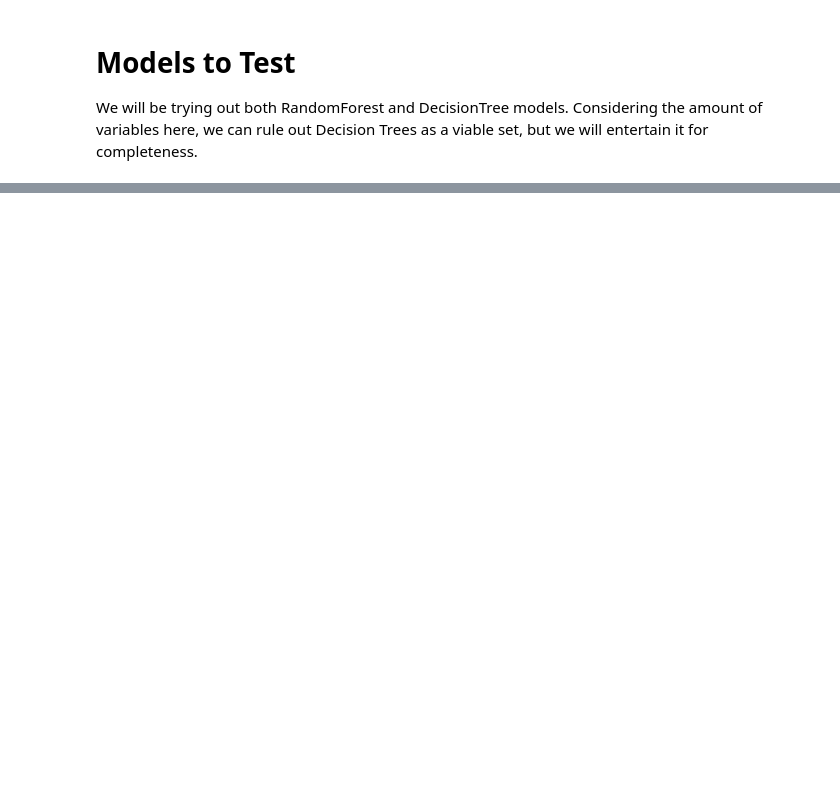
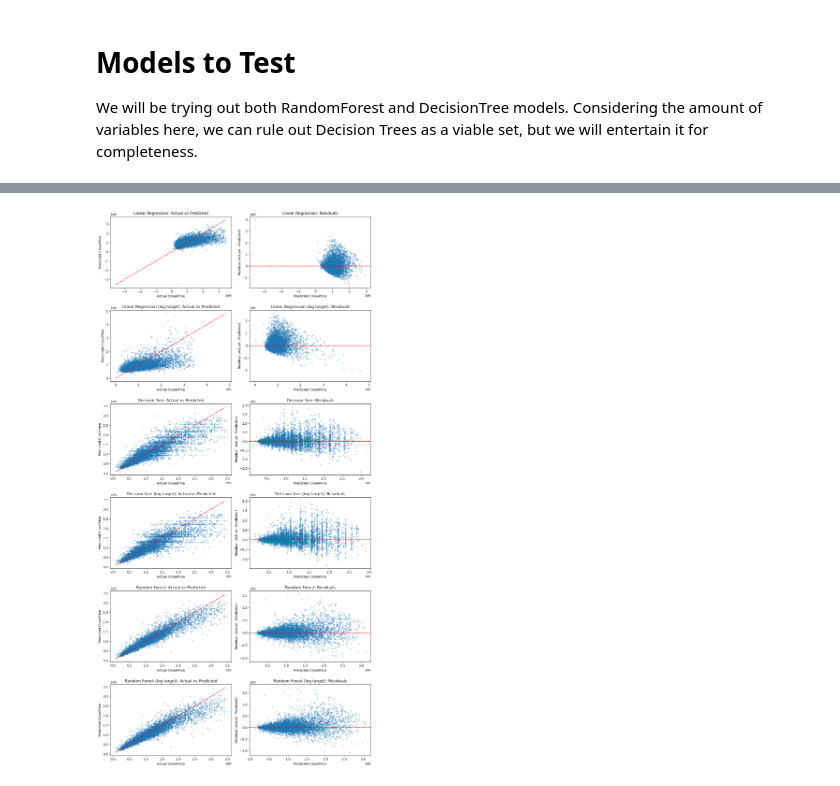
Before and after one commit to dotSol0/idx_exchange_smadhus_summer, a Jupyter notebook: 04_testing_models.ipynb, the cells around one changed output, grey strips where cells are left out. Drawn from its saved outputs; the diff is of its cells as text; code cells hidden in the pictures; blank space fills up the shorter version.

```diff
--- a/04_testing_models.ipynb
+++ b/04_testing_models.ipynb
@@ -60,5 +80,18 @@ rf_log_model.fit(X_train, y_train_log)
 
 rf_log_preds = np.expm1(rf_log_model.predict(X_test))
 print(f"Random Forest (log target) R2: {r2_score(y_test, rf_log_preds):.3f}, MAE: {mean_absolute_error(y_test, rf_log_preds):,.0f}, MAPE: {mean_absolute_percentage_error(y_test, rf_log_preds):.2%}")
+
+model_full_log = LinearRegression()
+model_full_log.fit(X_train_full, y_train_log)
+y_pred_full_log = np.expm1(model_full_log.predict(X_test_full))
+
+r2_full_log = r2_score(y_test, y_pred_full_log)
+
+print(f"LinReg (log target) R-squared Score: {r2_full_log:.2f}")
+
+dt_log_model = DecisionTreeRegressor(max_depth=10, min_samples_leaf=20, random_state=42)
+dt_log_model.fit(X_train, y_train_log)
+dt_log_preds = np.expm1(dt_log_model.predict(X_test))
+print(f"Decision Tree (log target) R2: {r2_score(y_test, dt_log_preds):.3f}, MAE: {mean_absolute_error(y_test, dt_log_preds):,.0f}, MAPE: {mean_absolute_percentage_error(y_test, dt_log_preds):.2%}")
 # %% [output]
 [Parallel(n_jobs=-1)]: Using backend ThreadingBackend with 22 concurrent workers.
@@ -74,0 +145,34 @@ Random Forest (log target) R2: 0.877, MAE: 126,892, MAPE: 11.18%
+# %%
+# Model diagnostics: actual vs. predicted and residuals for every model trained above
+models_preds = {
+    'Linear Regression': y_pred_full,
+    'Linear Regression (log target)': y_pred_full_log,
+    'Decision Tree': dt_preds,
+    'Decision Tree (log target)': dt_log_preds,
+    'Random Forest': rf_preds,
+    'Random Forest (log target)': rf_log_preds,
+}
+
+fig, axes = plt.subplots(len(models_preds), 2, figsize=(12, 4 * len(models_preds)))
+
+for i, (name, preds) in enumerate(models_preds.items()):
+    preds = np.asarray(preds)
+    residuals = y_test - preds
+
+    axes[i, 0].scatter(y_test, preds, alpha=0.3, s=10)
+    lims = [min(y_test.min(), preds.min()), max(y_test.max(), preds.max())]
+    axes[i, 0].plot(lims, lims, 'r--')
+    axes[i, 0].set_xlabel('Actual ClosePrice')
+    axes[i, 0].set_ylabel('Predicted ClosePrice')
+    axes[i, 0].set_title(f'{name}: Actual vs Predicted')
+
+    axes[i, 1].scatter(preds, residuals, alpha=0.3, s=10)
+    axes[i, 1].axhline(0, color='r', linestyle='--')
+    axes[i, 1].set_xlabel('Predicted ClosePrice')
+    axes[i, 1].set_ylabel('Residual (Actual - Predicted)')
+    axes[i, 1].set_title(f'{name}: Residuals')
+
+plt.tight_layout()
+plt.show()
+# %% [output]
+[figure, added]
```
Also changed, not shown: parts of 7 cells of this notebook.
